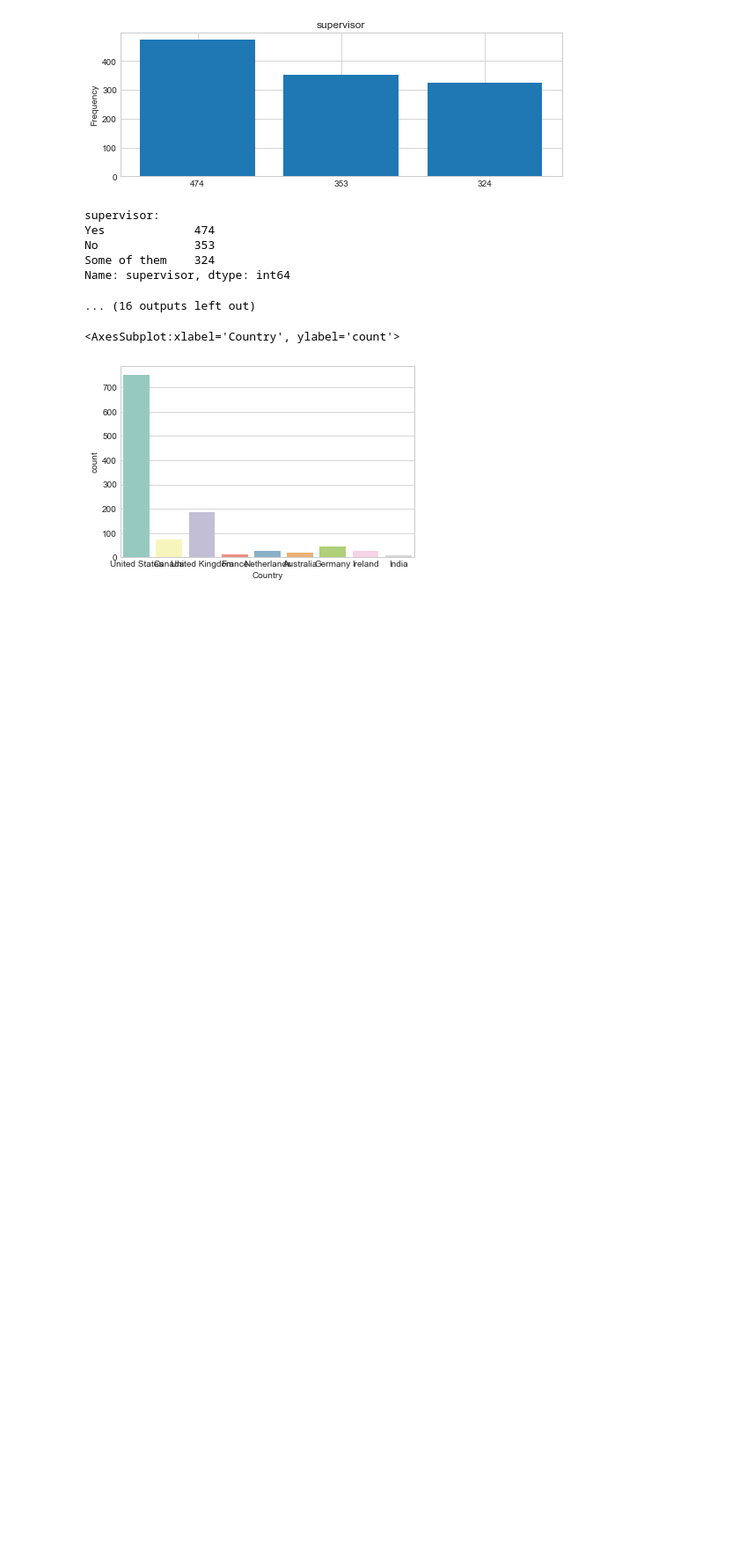
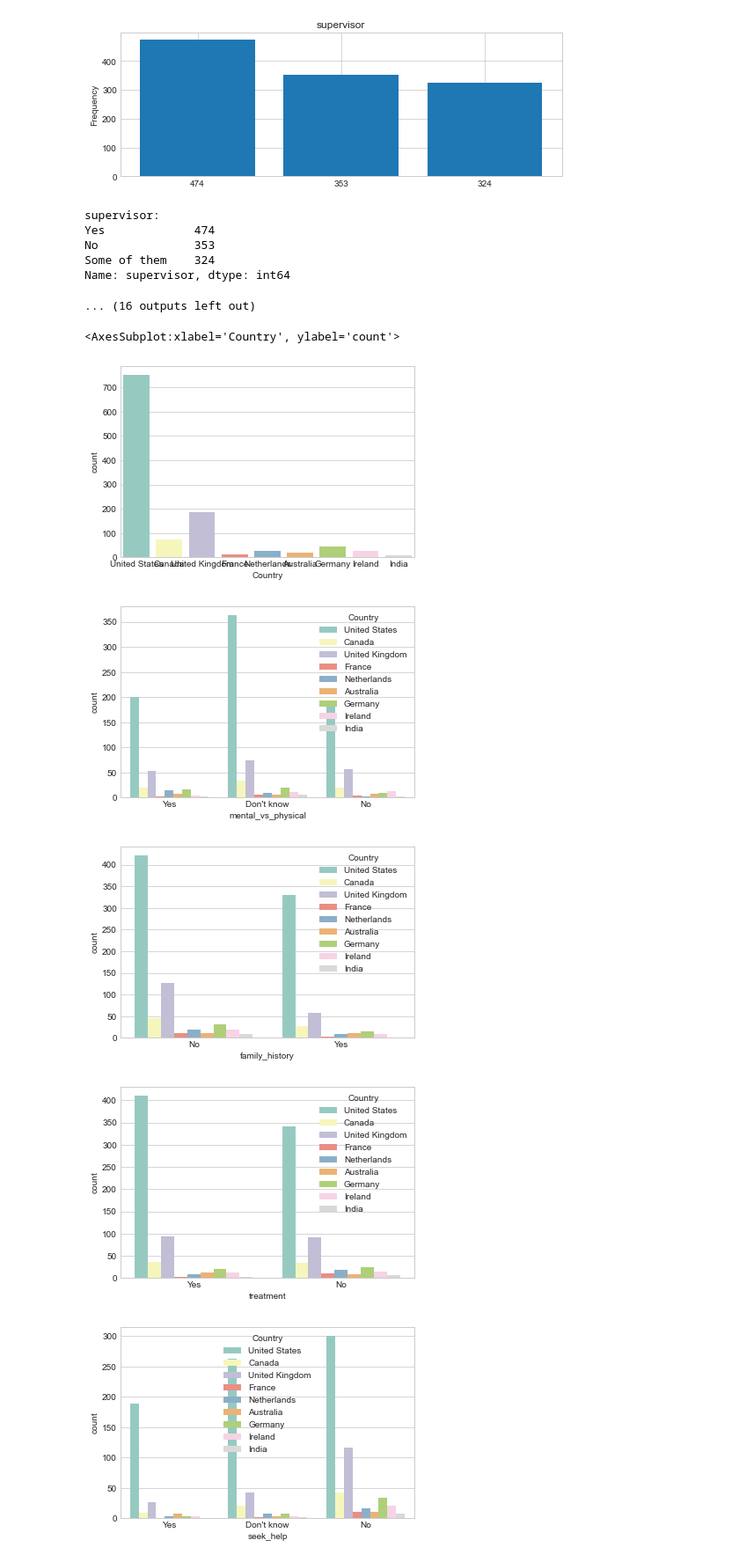
Before and after one commit to Ayotusin/mental_health_survey, a Jupyter notebook: FinalAssignment_Mental_Health_Survey.ipynb, the cells around one changed output. Shown at 88% size. Drawn from its saved outputs; the diff is of its cells as text; code cells hidden in the pictures; blank space fills up the shorter version.

Commit message:
Data Visualization of Freq and attitude of mental health by location

```diff
--- a/FinalAssignment_Mental_Health_Survey.ipynb
+++ b/FinalAssignment_Mental_Health_Survey.ipynb
@@ -157,3 +157,16 @@ sns.countplot(x='Country', data=df, palette='Set3')
 # %% [output]
 <AxesSubplot:xlabel='Country', ylabel='count'>
 [figure]
+# %%
+#Loop through the selected variables and visualize how they vary by location
+categorical_vars = ["mental_vs_physical","family_history","treatment","seek_help","supervisor",
+                    "mental_health_interview","coworkers","work_interfere","benefits","care_options","wellness_program",
+                   "leave","mental_health_consequence"]
+for c in categorical_vars:
+    sns.countplot(x=c,data=df,palette='Set3',hue='Country')
+    plt.show()
+# %% [output]
+[figure, added]
+[figure, added]
+[figure, added]
+[figure, added]
```
Also changed, not shown: parts of 1 cell of this notebook.
